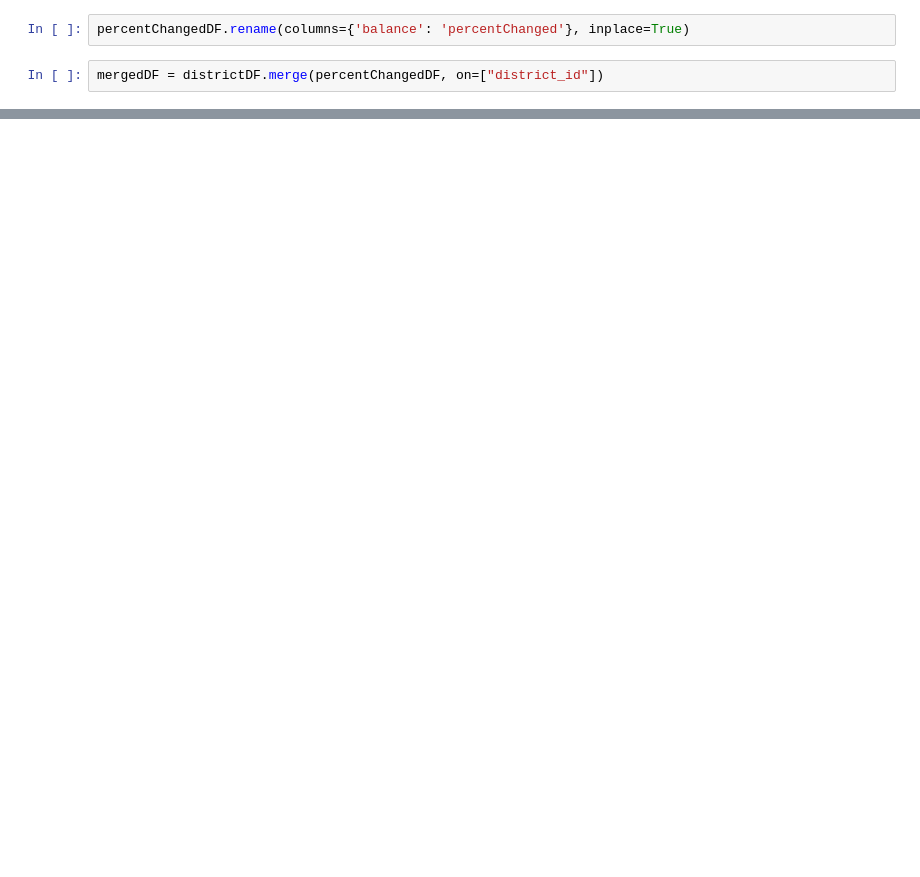
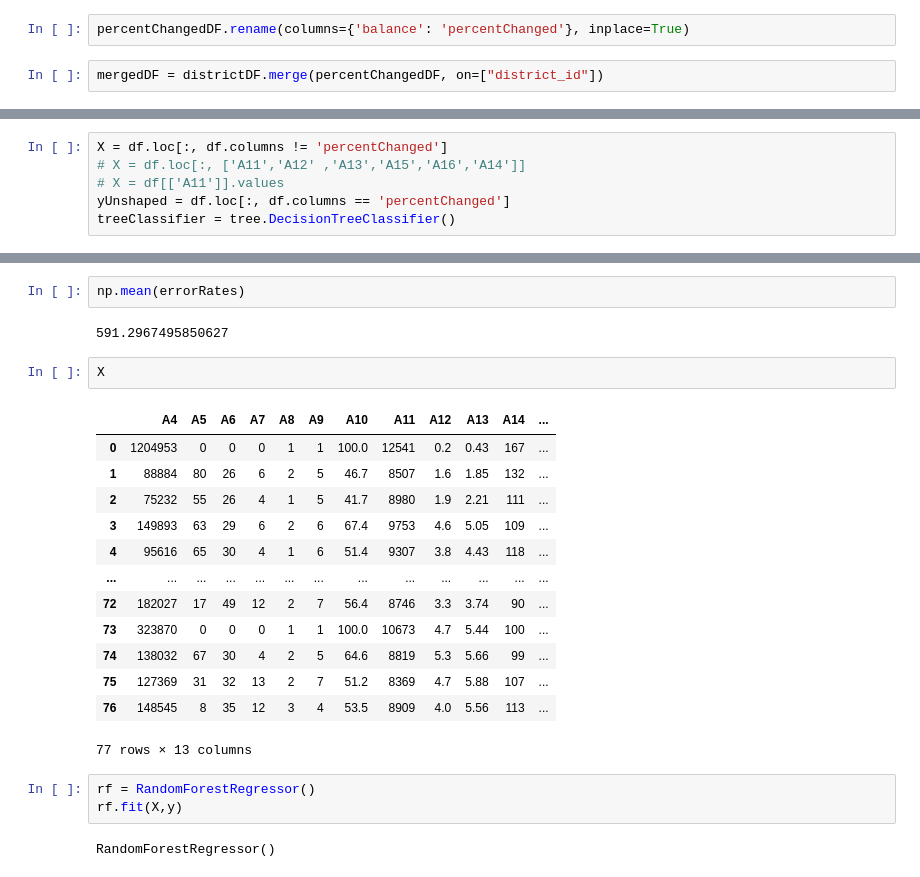
Before and after one commit to LaneMatthewJ/teamAllBlacks_czechBanking, a Jupyter notebook: RegressionAttempt.ipynb, the cells around one changed output, grey strips where cells are left out. Drawn from its saved outputs; the diff is of its cells as text; blank space fills up the shorter version.

Commit message:
Cleaned up functionality Worked with @RSitton5 for functions.Discussion with @meeksdonahue and @BenjaminSmith27 on median/mean of region

```diff
--- a/RegressionAttempt.ipynb
+++ b/RegressionAttempt.ipynb
@@ -81,0 +142,6 @@ mergedDF
+# %%
+X = df.loc[:, df.columns != 'percentChanged']
+# X = df.loc[:, ['A11','A12' ,'A13','A15','A16','A14']]
+# X = df[['A11']].values
+yUnshaped = df.loc[:, df.columns == 'percentChanged']
+treeClassifier = tree.DecisionTreeClassifier()
@@ -81,0 +214,25 @@ mergedDF
+# %%
+np.mean(errorRates)
+# %% [output]
+591.2967495850627
+# %%
+X
+# %% [output]
+|  | A4 | A5 | A6 | A7 | A8 | A9 | A10 | A11 | A12 | A13 | A14 | ... |
+| 0 | 1204953 | 0 | 0 | 0 | 1 | 1 | 100.0 | 12541 | 0.2 | 0.43 | 167 | ... |
+| 1 | 88884 | 80 | 26 | 6 | 2 | 5 | 46.7 | 8507 | 1.6 | 1.85 | 132 | ... |
+| 2 | 75232 | 55 | 26 | 4 | 1 | 5 | 41.7 | 8980 | 1.9 | 2.21 | 111 | ... |
+| 3 | 149893 | 63 | 29 | 6 | 2 | 6 | 67.4 | 9753 | 4.6 | 5.05 | 109 | ... |
+| 4 | 95616 | 65 | 30 | 4 | 1 | 6 | 51.4 | 9307 | 3.8 | 4.43 | 118 | ... |
+| ... | ... | ... | ... | ... | ... | ... | ... | ... | ... | ... | ... | ... |
+| 72 | 182027 | 17 | 49 | 12 | 2 | 7 | 56.4 | 8746 | 3.3 | 3.74 | 90 | ... |
+| 73 | 323870 | 0 | 0 | 0 | 1 | 1 | 100.0 | 10673 | 4.7 | 5.44 | 100 | ... |
+| 74 | 138032 | 67 | 30 | 4 | 2 | 5 | 64.6 | 8819 | 5.3 | 5.66 | 99 | ... |
+| 75 | 127369 | 31 | 32 | 13 | 2 | 7 | 51.2 | 8369 | 4.7 | 5.88 | 107 | ... |
+| 76 | 148545 | 8 | 35 | 12 | 3 | 4 | 53.5 | 8909 | 4.0 | 5.56 | 113 | ... |
+77 rows × 13 columns
+# %%
+rf = RandomForestRegressor()
+rf.fit(X,y)
+# %% [output]
+RandomForestRegressor()
```
Also changed, not shown: parts of 28 cells of this notebook.
